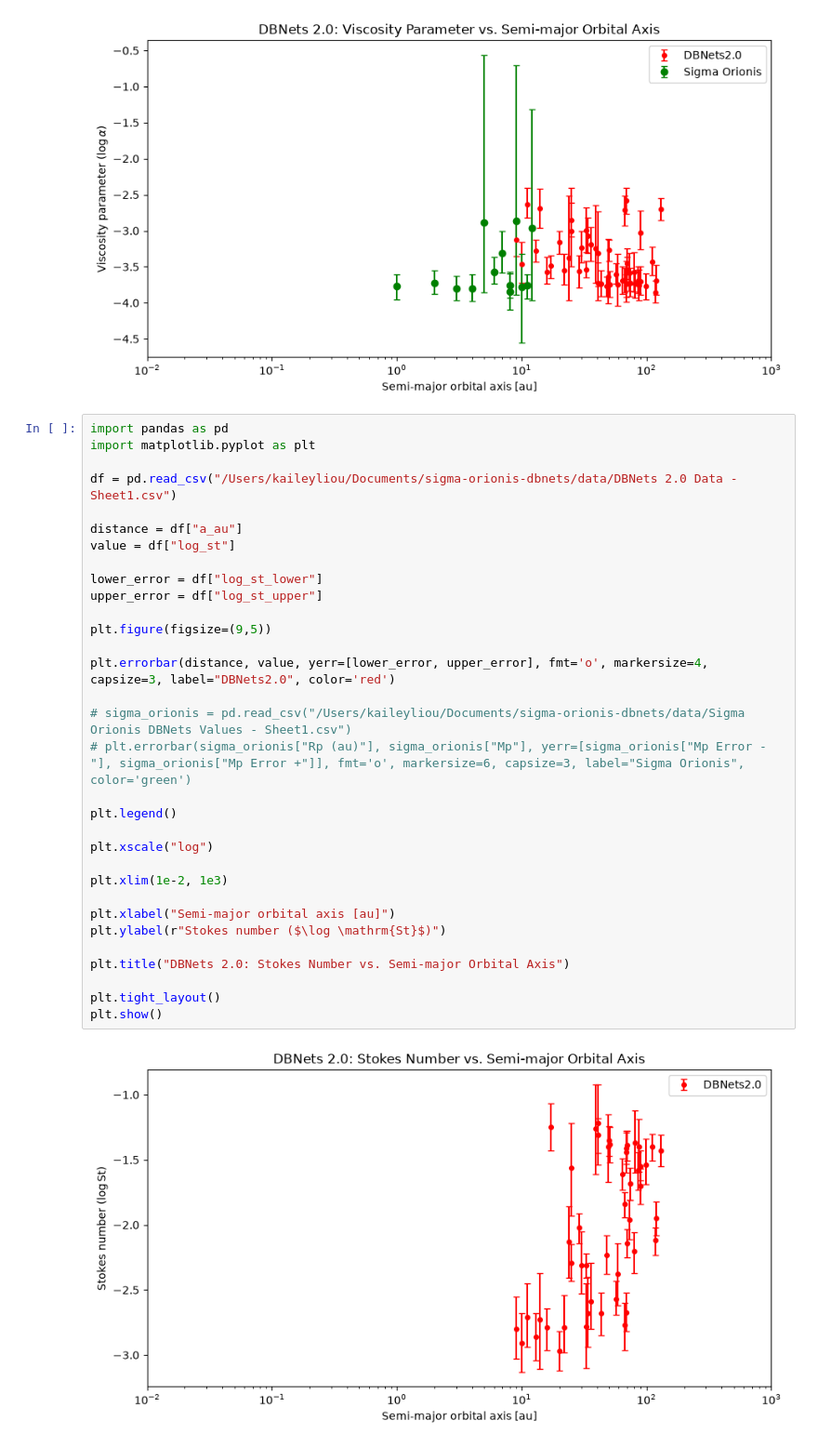
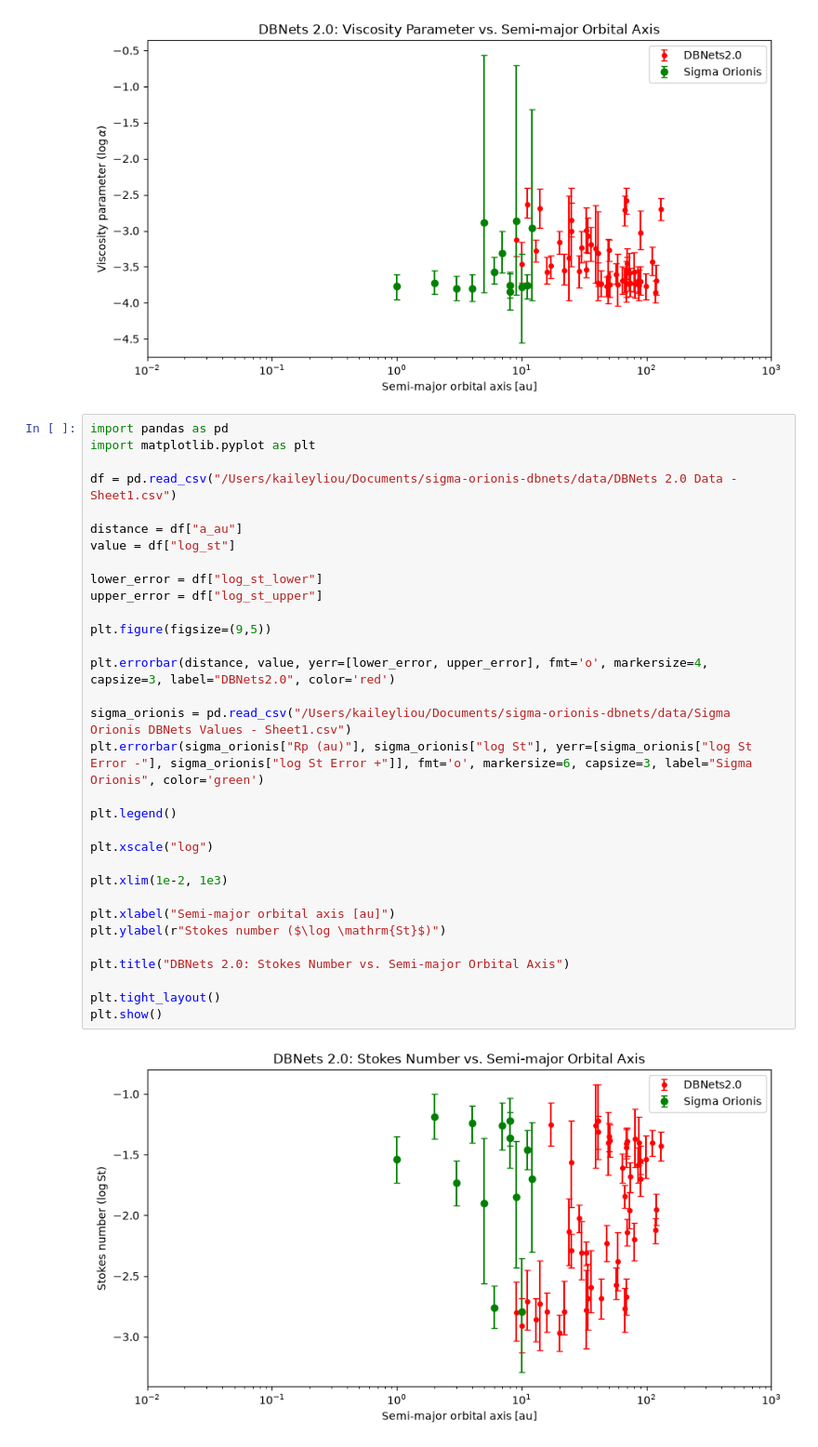
Before and after one commit to KaileyLiou/sigma-orionis-dbnets, a Jupyter notebook: notebooks/recreate_dbnets_figure11.ipynb, the cells around one changed output. Shown at 93% size. Saved outputs shown, nothing was run; the diff lists cells and outputs as text.

Commit message:
log st graph complete

```diff
--- a/notebooks/recreate_dbnets_figure11.ipynb
+++ b/notebooks/recreate_dbnets_figure11.ipynb
@@ -114,33 +114,33 @@ plt.show()
 import pandas as pd
 import matplotlib.pyplot as plt
 
 df = pd.read_csv("/Users/kaileyliou/Documents/sigma-orionis-dbnets/data/DBNets 2.0 Data - Sheet1.csv")
 
 distance = df["a_au"]
 value = df["log_st"]
 
 lower_error = df["log_st_lower"]
 upper_error = df["log_st_upper"]
 
 plt.figure(figsize=(9,5))
 
 plt.errorbar(distance, value, yerr=[lower_error, upper_error], fmt='o', markersize=4, capsize=3, label="DBNets2.0", color='red')
 
-# sigma_orionis = pd.read_csv("/Users/kaileyliou/Documents/sigma-orionis-dbnets/data/Sigma Orionis DBNets Values - Sheet1.csv")
-# plt.errorbar(sigma_orionis["Rp (au)"], sigma_orionis["Mp"], yerr=[sigma_orionis["Mp Error -"], sigma_orionis["Mp Error +"]], fmt='o', markersize=6, capsize=3, label="Sigma Orionis", color='green')
+sigma_orionis = pd.read_csv("/Users/kaileyliou/Documents/sigma-orionis-dbnets/data/Sigma Orionis DBNets Values - Sheet1.csv")
+plt.errorbar(sigma_orionis["Rp (au)"], sigma_orionis["log St"], yerr=[sigma_orionis["log St Error -"], sigma_orionis["log St Error +"]], fmt='o', markersize=6, capsize=3, label="Sigma Orionis", color='green')
 
 plt.legend()
 
 plt.xscale("log")
 
 plt.xlim(1e-2, 1e3)
 
 plt.xlabel("Semi-major orbital axis [au]")
 plt.ylabel(r"Stokes number ($\log \mathrm{St}$)")
 
 plt.title("DBNets 2.0: Stokes Number vs. Semi-major Orbital Axis")
 
 plt.tight_layout()
 plt.show()
 # %% [output]
-[figure, old version]
+[figure, new version]
```
